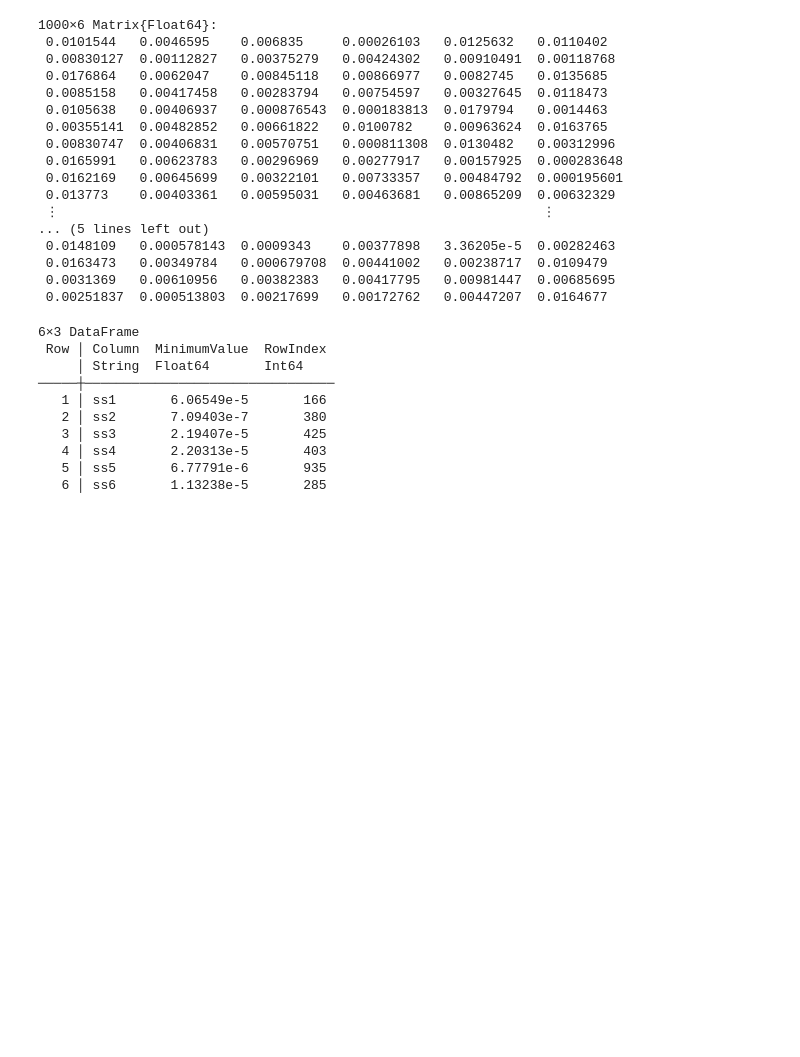
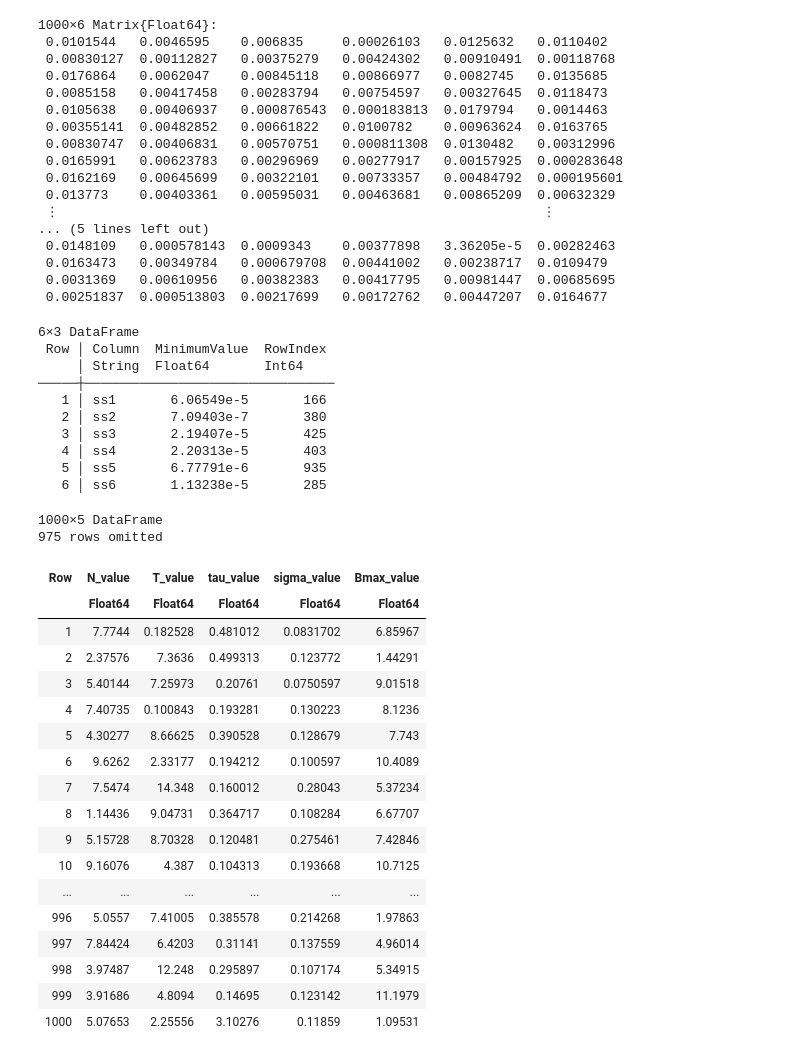
Before and after one commit to Kallo27/LCP_B, a Jupyter notebook: Project/real.ipynb, the cells around one changed output. Drawn from its saved outputs; the diff is of its cells as text; code cells hidden in the pictures; blank space fills up the shorter version.

```diff
--- a/Project/real.ipynb
+++ b/Project/real.ipynb
@@ -354,3 +354,34 @@ println(min_values_df)
    4 │ ss4       2.20313e-5       403
    5 │ ss5       6.77791e-6       935
    6 │ ss6       1.13238e-5       285
+# %%
+param_samples = hcat(result.population...)
+
+posterior_params = DataFrame(
+  N_value = param_samples[1, :],
+  T_value = param_samples[2, :],
+  tau_value = param_samples[3, :],
+  sigma_value = param_samples[4, :],
+  Bmax_value = param_samples[5, :]
+)
+# %% [output]
+1000×5 DataFrame
+975 rows omitted
+| Row | N_value | T_value | tau_value | sigma_value | Bmax_value |
+|  | Float64 | Float64 | Float64 | Float64 | Float64 |
+| 1 | 7.7744 | 0.182528 | 0.481012 | 0.0831702 | 6.85967 |
+| 2 | 2.37576 | 7.3636 | 0.499313 | 0.123772 | 1.44291 |
+| 3 | 5.40144 | 7.25973 | 0.20761 | 0.0750597 | 9.01518 |
+| 4 | 7.40735 | 0.100843 | 0.193281 | 0.130223 | 8.1236 |
+| 5 | 4.30277 | 8.66625 | 0.390528 | 0.128679 | 7.743 |
+| 6 | 9.6262 | 2.33177 | 0.194212 | 0.100597 | 10.4089 |
+| 7 | 7.5474 | 14.348 | 0.160012 | 0.28043 | 5.37234 |
+| 8 | 1.14436 | 9.04731 | 0.364717 | 0.108284 | 6.67707 |
+| 9 | 5.15728 | 8.70328 | 0.120481 | 0.275461 | 7.42846 |
+| 10 | 9.16076 | 4.387 | 0.104313 | 0.193668 | 10.7125 |
+| ... | ... | ... | ... | ... | ... |
+| 996 | 5.0557 | 7.41005 | 0.385578 | 0.214268 | 1.97863 |
+| 997 | 7.84424 | 6.4203 | 0.31141 | 0.137559 | 4.96014 |
+| 998 | 3.97487 | 12.248 | 0.295897 | 0.107174 | 5.34915 |
+| 999 | 3.91686 | 4.8094 | 0.14695 | 0.123142 | 11.1979 |
+| 1000 | 5.07653 | 2.25556 | 3.10276 | 0.11859 | 1.09531 |
```
Also changed, not shown: parts of 4 cells of this notebook, 5 other files.
